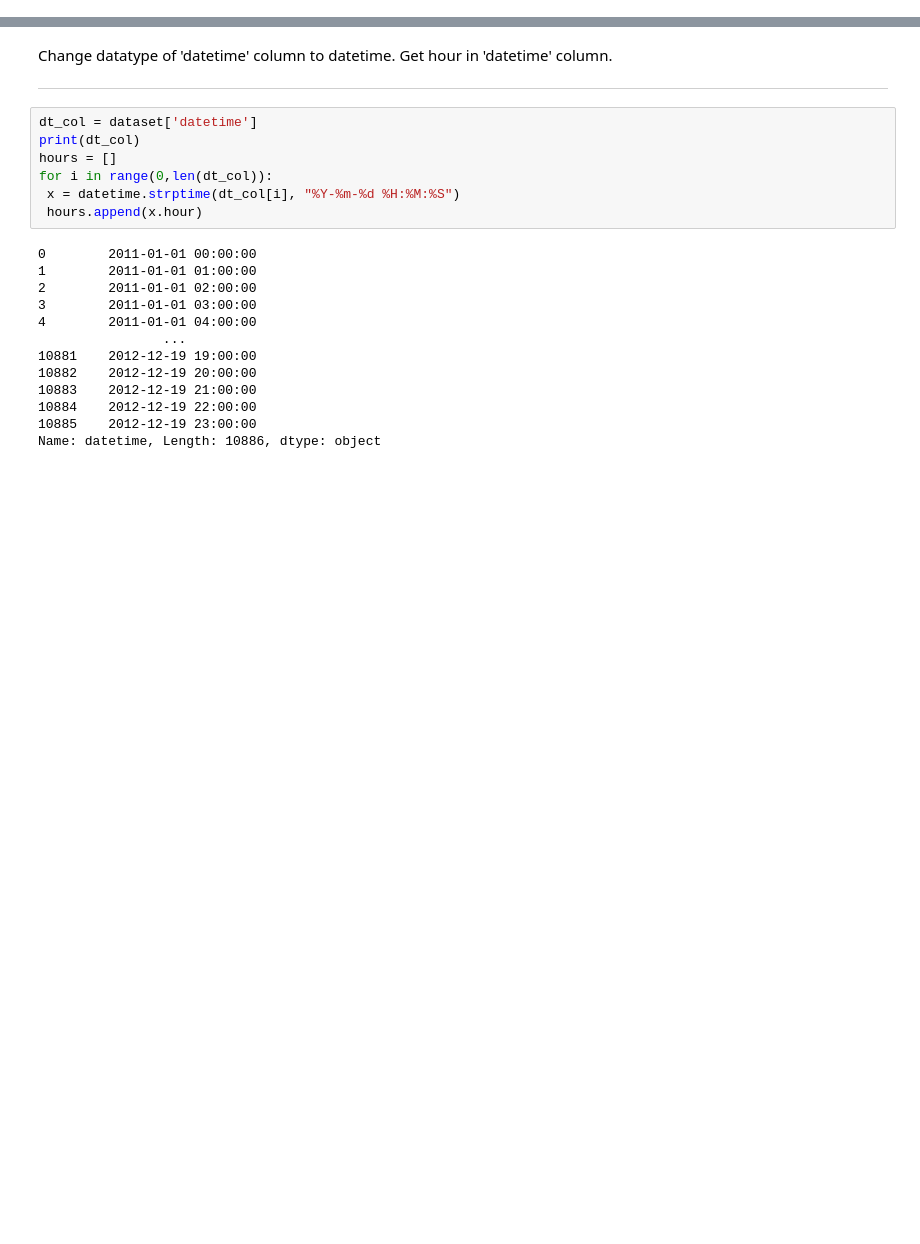
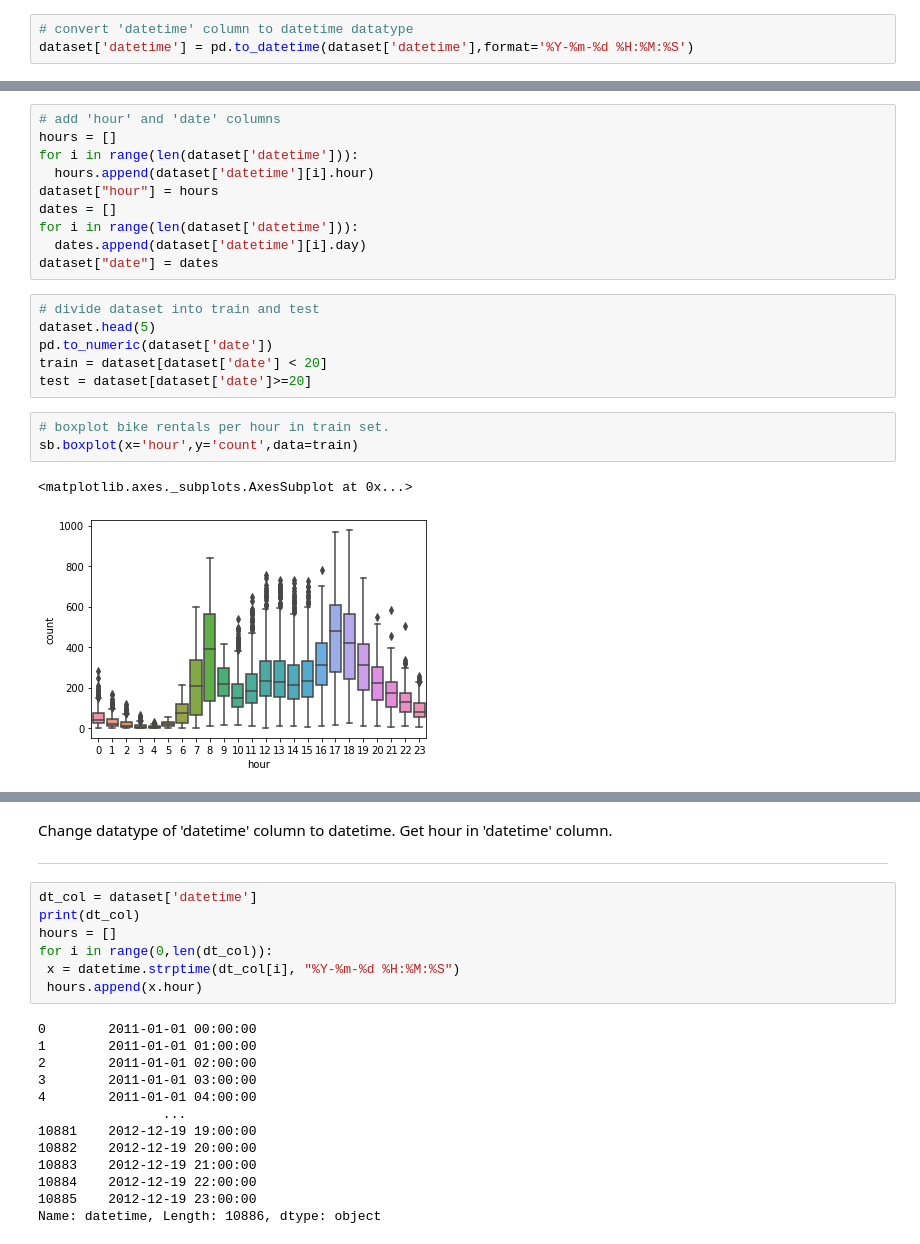
Before and after one commit to davione112/dav112, a Jupyter notebook: BikeSD.ipynb, the cells around one changed output, grey strips where cells are left out. Cells and saved outputs as stored; diff of their text form; blank space fills up the shorter version.

```diff
--- a/BikeSD.ipynb
+++ b/BikeSD.ipynb
@@ -28,0 +136,3 @@ from datetime import datetime
+# %%
+# convert 'datetime' column to datetime datatype
+dataset['datetime'] = pd.to_datetime(dataset['datetime'],format='%Y-%m-%d %H:%M:%S')
@@ -28,0 +146,22 @@ from datetime import datetime
+# %%
+# add 'hour' and 'date' columns
+hours = []
+for i in range(len(dataset['datetime'])):
+  hours.append(dataset['datetime'][i].hour)
+dataset["hour"] = hours
+dates = []
+for i in range(len(dataset['datetime'])):
+  dates.append(dataset['datetime'][i].day)
+dataset["date"] = dates
+# %%
+# divide dataset into train and test
+dataset.head(5)
+pd.to_numeric(dataset['date'])
+train = dataset[dataset['date'] < 20]
+test = dataset[dataset['date']>=20]
+# %%
+# boxplot bike rentals per hour in train set.
+sb.boxplot(x='hour',y='count',data=train)
+# %% [output]
+<matplotlib.axes._subplots.AxesSubplot at 0x...>
+[figure, added]
```
Also changed, not shown: parts of 30 cells of this notebook.
